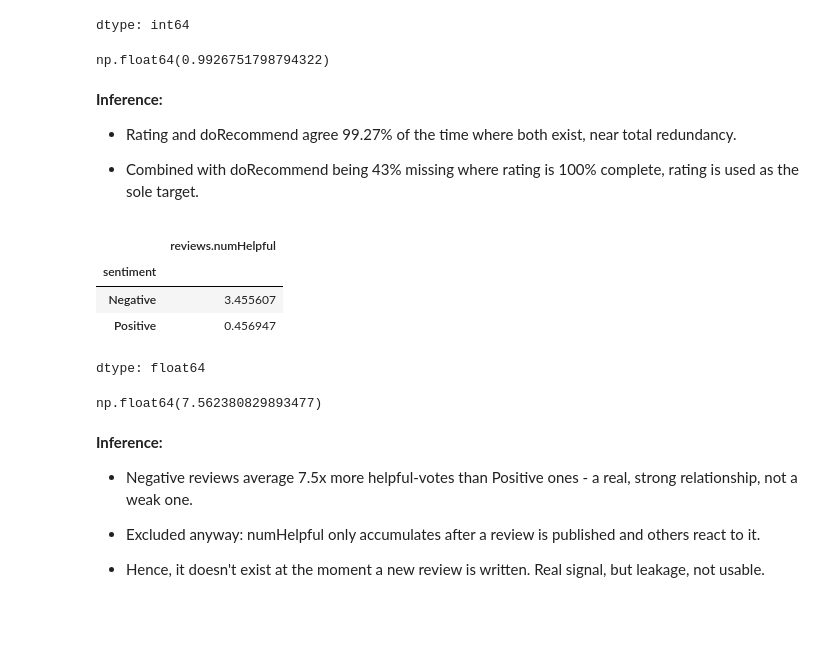
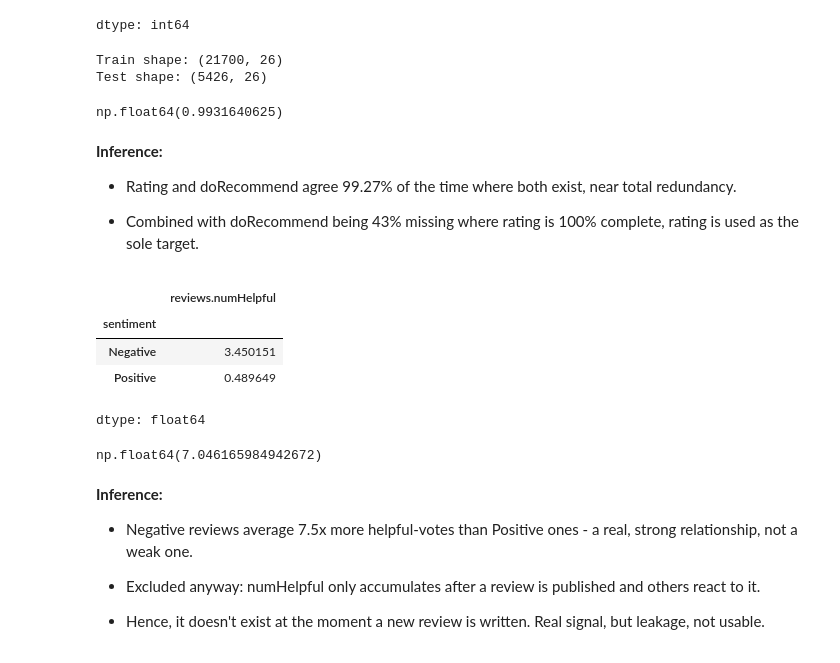
Before and after one commit to SruthiGS-Gito/Amazon-Customer-Review, a Jupyter notebook: Amazon_Consumer_Reviews.ipynb, the cells around one changed output. Cells and saved outputs as stored; diff of their text form; code cells hidden in the pictures; blank space fills up the shorter version.

Commit message:
Leakage Fixed : Feature selection run only on training data, not including the test data.

```diff
--- a/Amazon_Consumer_Reviews.ipynb
+++ b/Amazon_Consumer_Reviews.ipynb
@@ -178,12 +187,27 @@ df_amazon['sentiment'].value_counts()
 | Positive | 25545 |
 | Negative | 1581 |
 dtype: int64
+# %%
+# Train/test split moved here, BEFORE the doRecommend/numHelpful/username checks below - Those checks use the sentiment column and directly inform exclusion decisions, so they must only ever see train rows, same leakage rule as any other decision-informing statistic
+from sklearn.model_selection import train_test_split
+
+train_idx, test_idx = train_test_split(
+    df_amazon.index, test_size=0.2, random_state=42, stratify=df_amazon['sentiment']
+)
+df_train = df_amazon.loc[train_idx]
+df_test = df_amazon.loc[test_idx]
+
+print("Train shape:", df_train.shape)
+print("Test shape:", df_test.shape)
+# %% [output]
+Train shape: (21700, 26)
+Test shape: (5426, 26)
 # %%
-both = df_amazon[df_amazon['reviews.doRecommend'].notna()]
+both = df_train[df_train['reviews.doRecommend'].notna()]
 agree = (both['sentiment'] == both['reviews.doRecommend'].map({True:'Positive', False:'Negative'})).mean()
 agree
 # %% [output]
-np.float64(0.9926751798794322)
+np.float64(0.9931640625)
 # %% [markdown]
 **Inference:**
 
@@ -191,18 +215,18 @@ np.float64(0.9926751798794322)
 
 * Combined with doRecommend being 43% missing where rating is 100% complete, rating is used as the sole target.
 # %%
-avg_helpful = df_amazon.groupby('sentiment')['reviews.numHelpful'].mean()
+avg_helpful = df_train.groupby('sentiment')['reviews.numHelpful'].mean()
 avg_helpful
 # %% [output]
 |  | reviews.numHelpful |
 | sentiment |  |
-| Negative | 3.455607 |
-| Positive | 0.456947 |
+| Negative | 3.450151 |
+| Positive | 0.489649 |
 dtype: float64
 # %%
 avg_helpful['Negative'] / avg_helpful['Positive']
 # %% [output]
-np.float64(7.562380829893477)
+np.float64(7.046165984942672)
 # %% [markdown]
 **Inference:**
 
```
Also changed, not shown: parts of 19 cells of this notebook.
